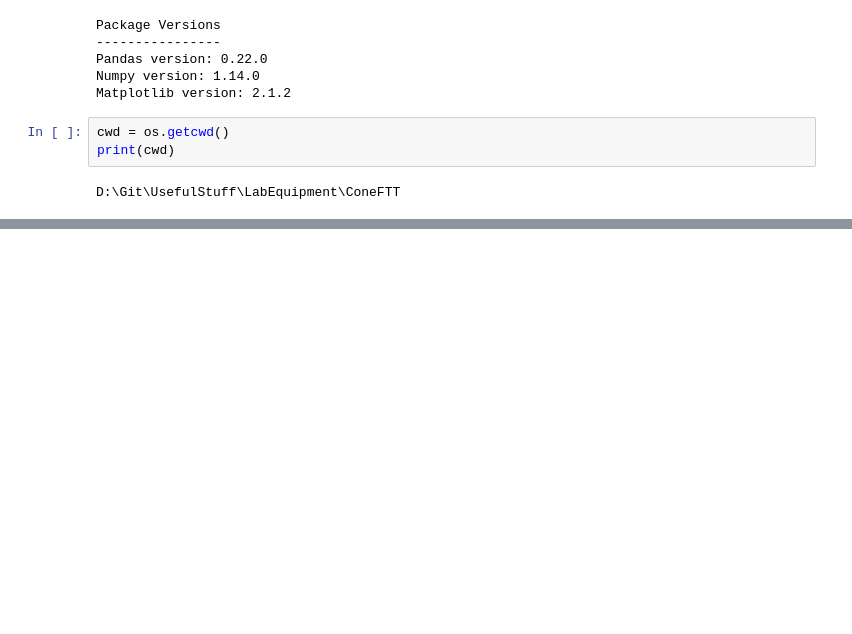
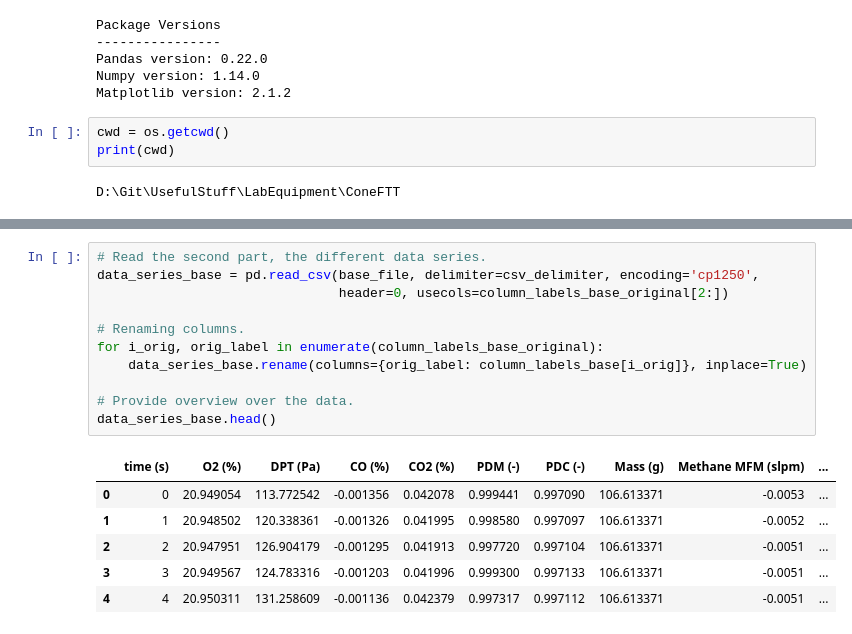
Before and after one commit to TristanHehnen/UsefulStuff, a Jupyter notebook: LabEquipment/ConeFTT/ReadFTTConeFiles.ipynb, the cells around one changed output, grey strips where cells are left out. Drawn from its saved outputs; the diff is of its cells as text; blank space fills up the shorter version.

```diff
--- a/LabEquipment/ConeFTT/ReadFTTConeFiles.ipynb
+++ b/LabEquipment/ConeFTT/ReadFTTConeFiles.ipynb
@@ -140,0 +256,18 @@ Text(0,0.5,'Specimen mass (g)')
+# %%
+# Read the second part, the different data series.
+data_series_base = pd.read_csv(base_file, delimiter=csv_delimiter, encoding='cp1250',
+                               header=0, usecols=column_labels_base_original[2:])
+
+# Renaming columns.
+for i_orig, orig_label in enumerate(column_labels_base_original):
+    data_series_base.rename(columns={orig_label: column_labels_base[i_orig]}, inplace=True)
+
+# Provide overview over the data.
+data_series_base.head()
+# %% [output]
+|  | time (s) | O2 (%) | DPT (Pa) | CO (%) | CO2 (%) | PDM (-) | PDC (-) | Mass (g) | Methane MFM (slpm) | ... |
+| 0 | 0 | 20.949054 | 113.772542 | -0.001356 | 0.042078 | 0.999441 | 0.997090 | 106.613371 | -0.0053 | ... |
+| 1 | 1 | 20.948502 | 120.338361 | -0.001326 | 0.041995 | 0.998580 | 0.997097 | 106.613371 | -0.0052 | ... |
+| 2 | 2 | 20.947951 | 126.904179 | -0.001295 | 0.041913 | 0.997720 | 0.997104 | 106.613371 | -0.0051 | ... |
+| 3 | 3 | 20.949567 | 124.783316 | -0.001203 | 0.041996 | 0.999300 | 0.997133 | 106.613371 | -0.0051 | ... |
+| 4 | 4 | 20.950311 | 131.258609 | -0.001136 | 0.042379 | 0.997317 | 0.997112 | 106.613371 | -0.0051 | ... |
```
Also changed, not shown: parts of 14 cells of this notebook, 2 other files.
